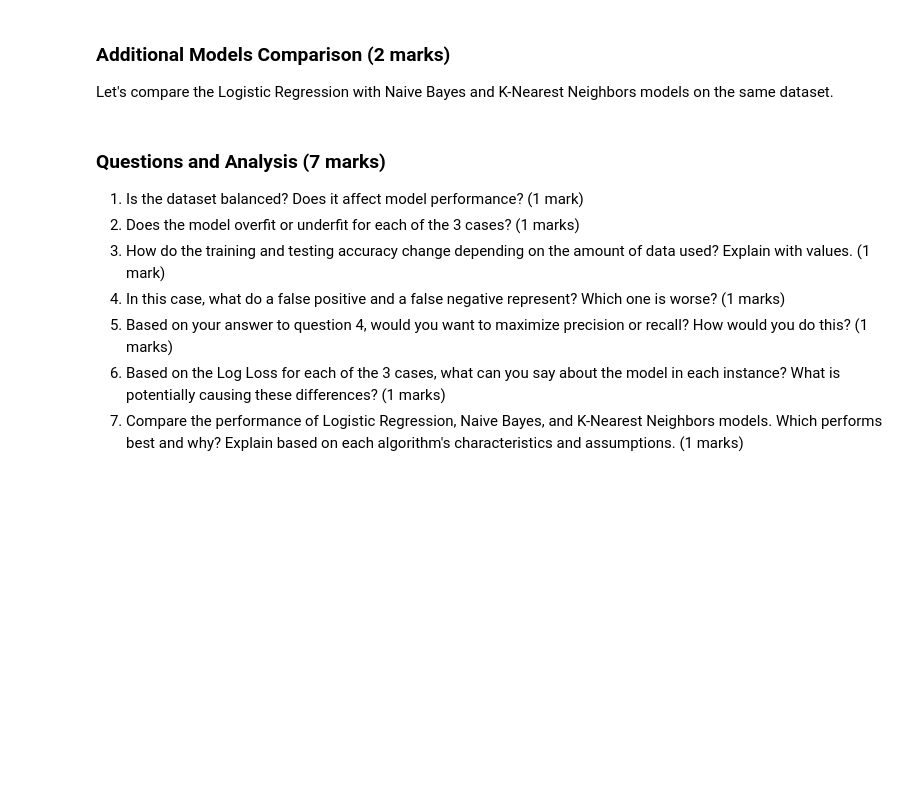
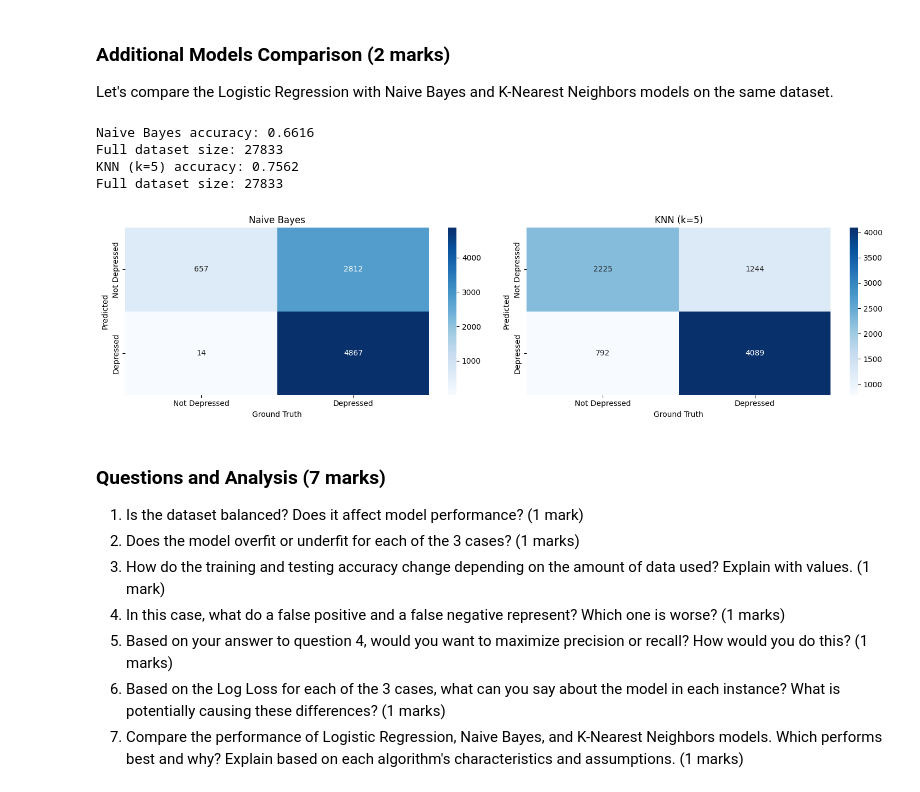
Before and after one commit to GlenaHussein/ENGG680_2025_Fall, a Jupyter notebook: Lab Assignment 2/Assignment2_upload.ipynb, the cells around one changed output. Drawn from its saved outputs; the diff is of its cells as text; code cells hidden in the pictures; blank space fills up the shorter version.

```diff
--- a/Lab Assignment 2/Assignment2_upload.ipynb
+++ b/Lab Assignment 2/Assignment2_upload.ipynb
@@ -974,21 +1065,32 @@ from sklearn.neighbors import KNeighborsClassifier
 # Compare Logistic Regression, Naive Bayes, and KNN models
 # Initialize models (0.5 marks)
 
-models = {
-
-}
+models = {"Naive Bayes": GaussianNB(), "KNN (k=5)": KNeighborsClassifier(n_neighbors=5)}
 
 # Train and evaluate each model using the full dataset (0.5 marks)
 model_results = {}
 
+X_train, X_test, y_train, y_test = train_test_split(X, y, test_size = 0.3, random_state=0)
+
 for name, model_instance in models.items():
+
     # Train the model
-
+    model_instance.fit(X_train, y_train)
 
     # Make predictions
-
+    y_pred = model_instance.predict(X_test)
 
     # Calculate accuracy
+    acc = accuracy_score(y_test, y_pred)
 
+    # Store results
+    model_results[name] = acc
 
     # Print results
+    print(f"{name} accuracy: {acc:.4f}")
+    print("Full dataset size:", len(X))
+# %% [output]
+Naive Bayes accuracy: 0.6616
+Full dataset size: 27833
+KNN (k=5) accuracy: 0.7562
+Full dataset size: 27833
@@ -1005,3 +1097,31 @@ plt.show()
+# %%
+# Visualize confusion matrices for all models (You can use heatmap again)
+# (1 marks)
+
+
+fig, axes = plt.subplots(1, len(models), figsize=(15, 4))
+
+for ax, (name, model_instance) in zip(axes, models.items()):
+    # Predict using the test set
+    y_pred = model_instance.predict(X_test)
+
+    # Compute confusion matrix
+    cm = confusion_matrix(y_test, y_pred)
+
+    # Plot heatmap
+    sns.heatmap(cm, annot=True,
+                xticklabels=['Not Depressed', 'Depressed'],
+                yticklabels=['Not Depressed', 'Depressed'],
+                fmt="d", cmap="Blues", ax=ax)
+
+    ax.set_title(f"{name}")
+    ax.set_xlabel("Ground Truth")
+    ax.set_ylabel("Predicted")
+
+plt.tight_layout()
+plt.show()
+# %% [output]
+[figure, added]
 # %% [markdown]
 ### Questions and Analysis (7 marks)
 
```
Also changed, not shown: parts of 12 cells of this notebook.
